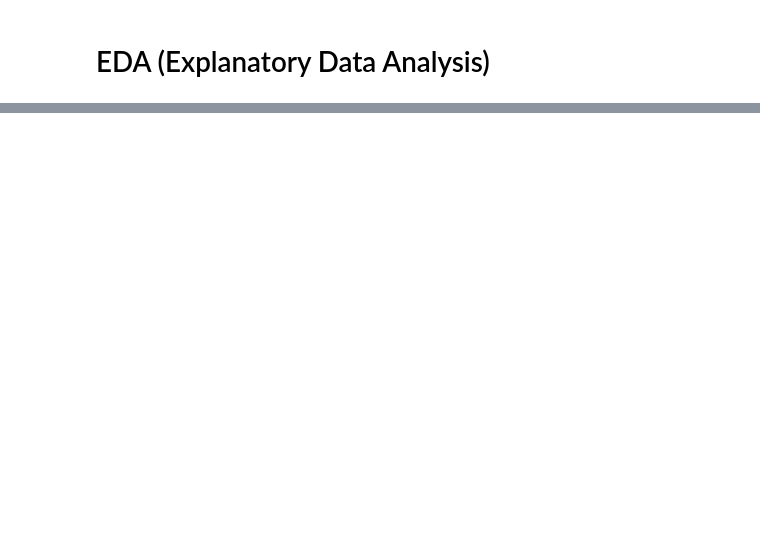
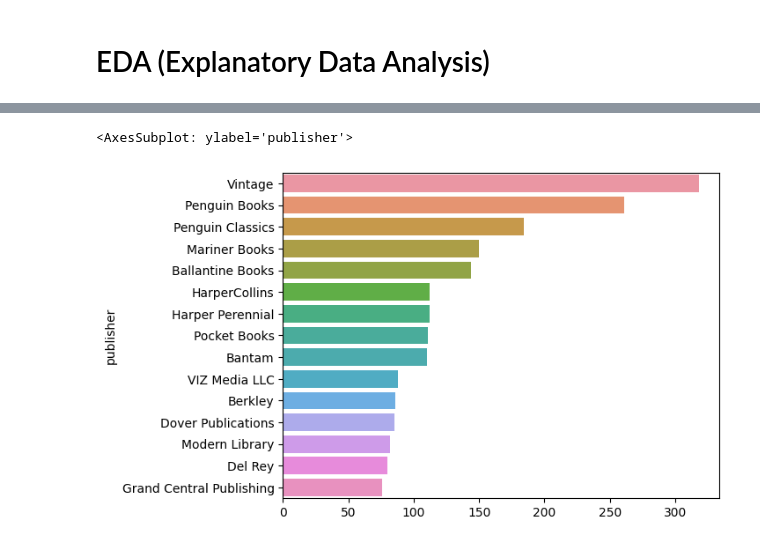
Before and after one commit to berkayersoy/Project6_Books, a Jupyter notebook: books_project.ipynb, the cells around one changed output, grey strips where cells are left out. Saved outputs shown, nothing was run; the diff lists cells and outputs as text; code cells hidden in the pictures; blank space fills up the shorter version.

```diff
--- a/books_project.ipynb
+++ b/books_project.ipynb
@@ -395,0 +338,6 @@ dictionary loaded successfully to variable
+# %%
+publisher = df_cleaned.value_counts('publisher').sort_values(ascending=False).head(15)
+sns.barplot(y=publisher.index,x = publisher)
+# %% [output]
+<AxesSubplot: ylabel='publisher'>
+[figure, added]
```
Also changed, not shown: parts of 43 cells of this notebook, 8 other files.
